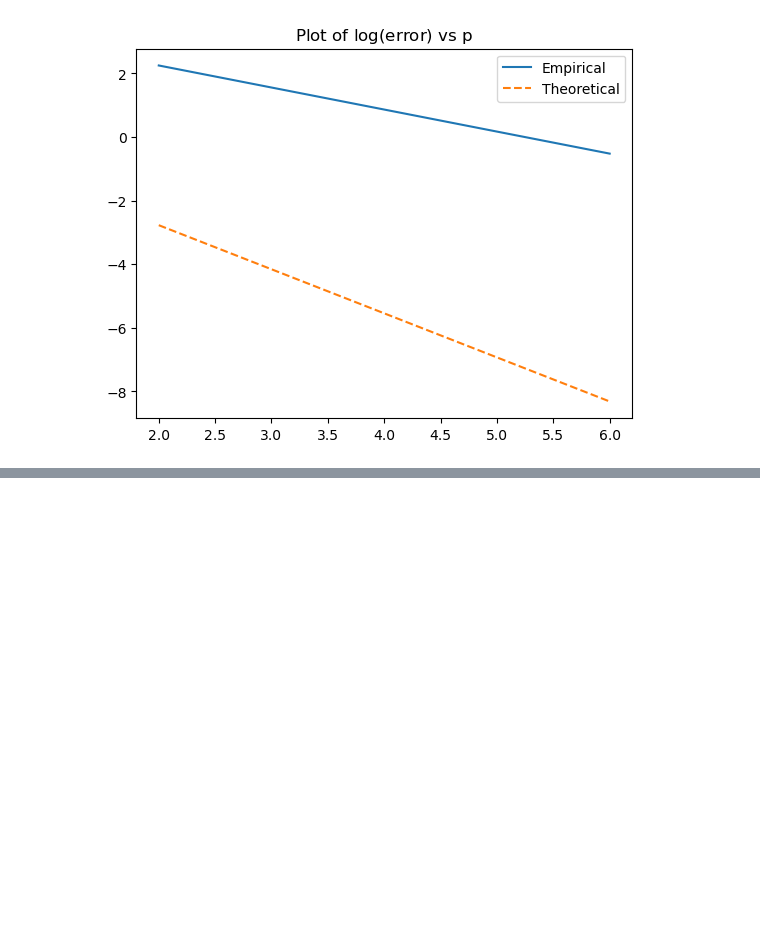
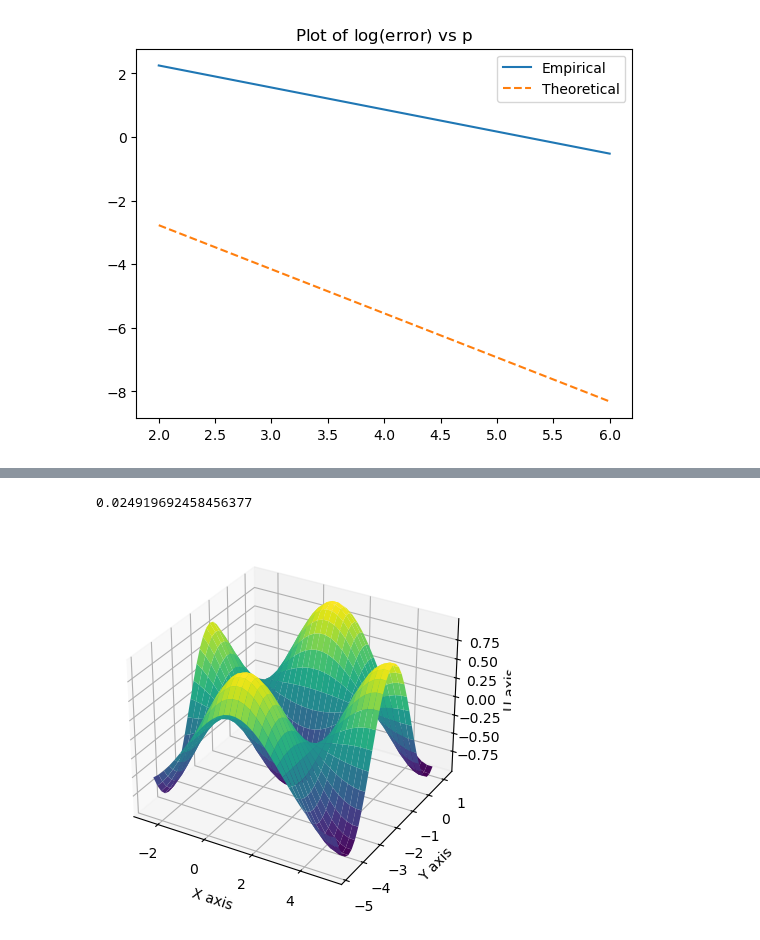
Before and after one commit to MarcusKNielsen/FEM, a Jupyter notebook: week 2/week2.ipynb, the cells around one changed output, grey strips where cells are left out. Drawn from its saved outputs; the diff is of its cells as text; code cells hidden in the pictures; blank space fills up the shorter version.

```diff
--- a/week 2/week2.ipynb
+++ b/week 2/week2.ipynb
@@ -701,0 +729,44 @@ plt.show()
+# %%
+ufun = lambda x,y: np.sin(x)*np.sin(y)
+E = np.linalg.norm(u-ufun(VX,VY),np.inf)
+print(E)
+# %% [output]
+0.024919692458456377
+# %%
+# 3d Plot of test case
+x = VX
+y = VY
+
+#%%
+
+import matplotlib.pyplot as plt
+from mpl_toolkits.mplot3d import Axes3D
+
+# Getting the unique values and sorting them
+unique_x = np.unique(x)
+unique_y = np.unique(y)
+
+# Reshaping u to match the grid
+U = u.reshape(len(unique_y), len(unique_x))
+
+#U_true = lambda x,y: x**3 - x**2 * y + y**2 - 1
+
+# Creating the meshgrid
+X, Y = np.meshgrid(unique_x, unique_y)
+
+# Create a figure and a 3D axis
+fig = plt.figure()
+ax = fig.add_subplot(111, projection='3d')
+
+# Surface plot
+surf = ax.plot_surface(X, Y, U, cmap='viridis')
+
+# Labeling
+ax.set_xlabel('X axis')
+ax.set_ylabel('Y axis')
+ax.set_zlabel('U axis')
+
+# Show the plot
+plt.show()
+# %% [output]
+[figure, added]
```
Also changed, not shown: parts of 6 cells of this notebook.
